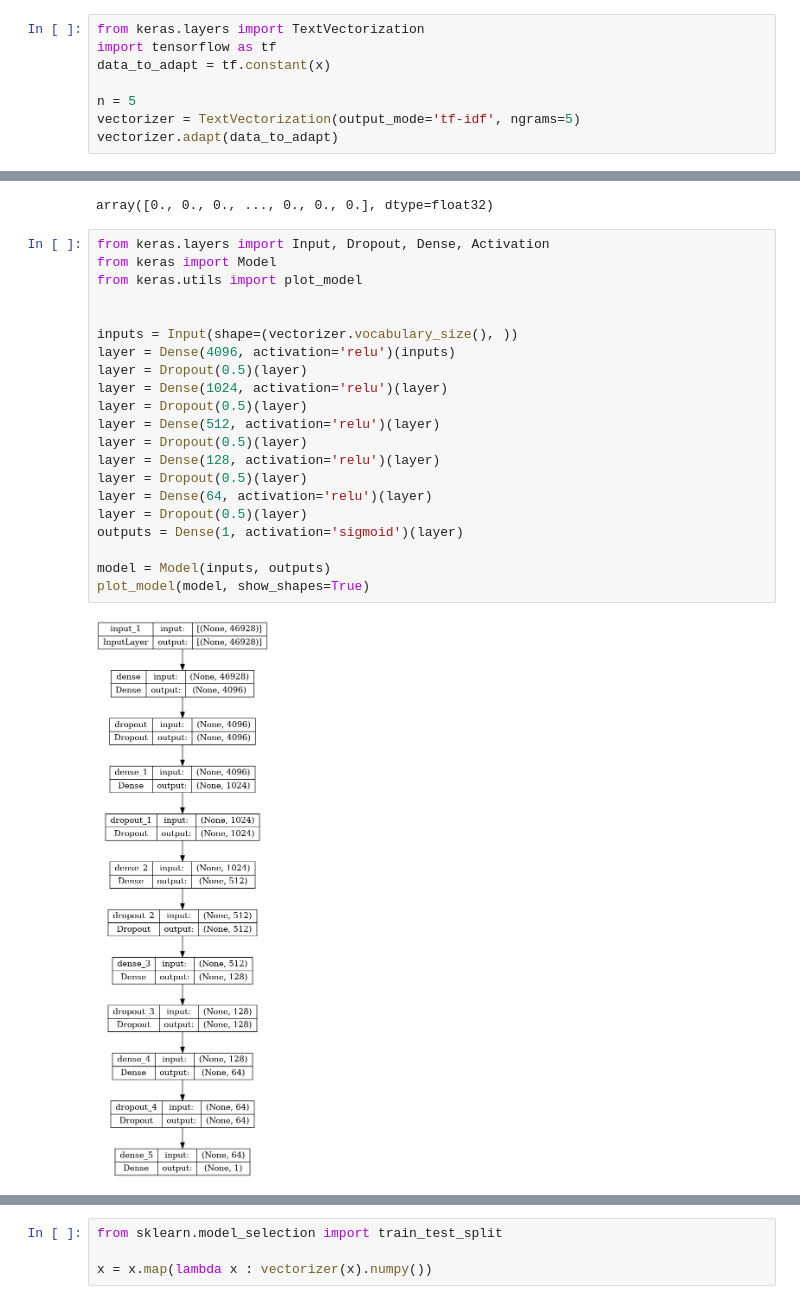
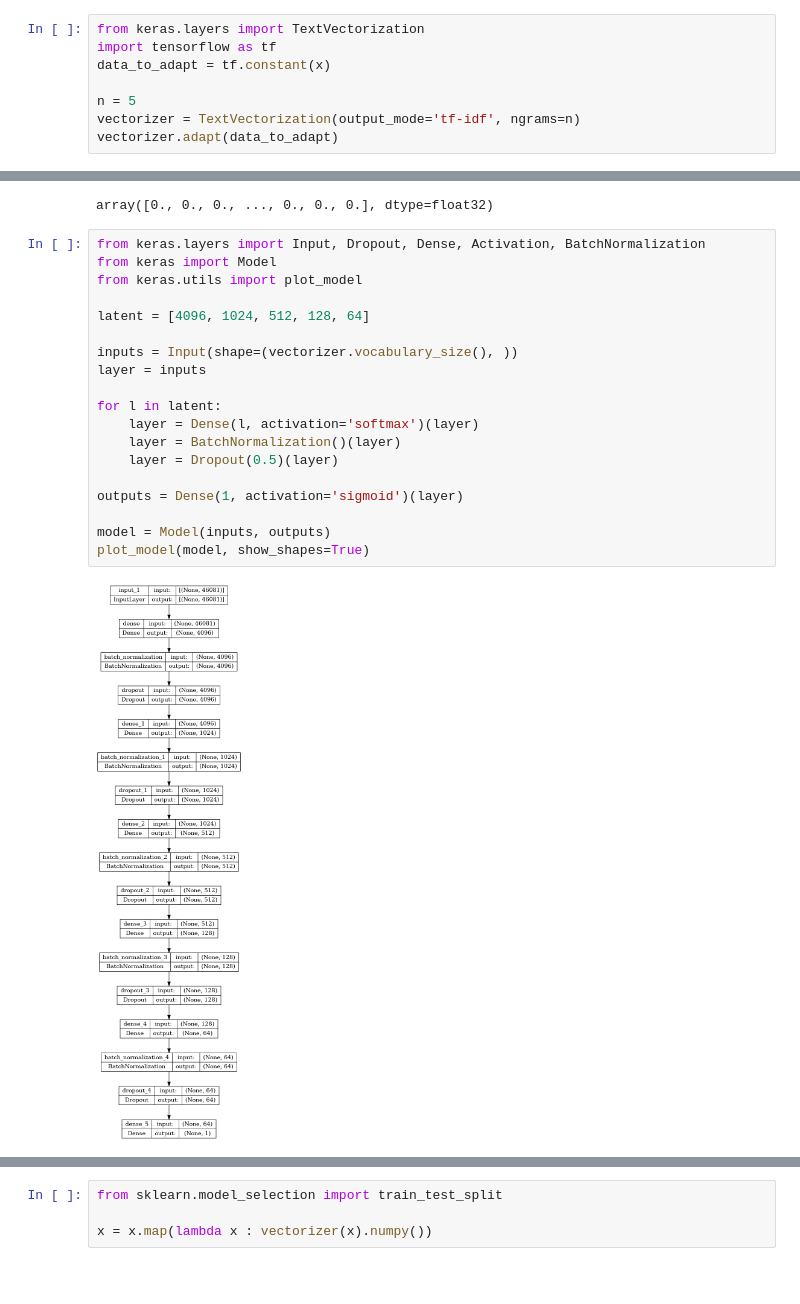
Before and after one commit to mjtalaska/Sentiment-analysis-feedforward, a Jupyter notebook: sentiment-analysis-with-feedforward-neural-network.ipynb, the cells around one changed output, grey strips where cells are left out. Saved outputs shown, nothing was run; the diff lists cells and outputs as text; blank space fills up the shorter version.

```diff
--- a/sentiment-analysis-with-feedforward-neural-network.ipynb
+++ b/sentiment-analysis-with-feedforward-neural-network.ipynb
@@ -274,32 +216,30 @@ import tensorflow as tf
 data_to_adapt = tf.constant(x)
 
 n = 5
-vectorizer = TextVectorization(output_mode='tf-idf', ngrams=5)
+vectorizer = TextVectorization(output_mode='tf-idf', ngrams=n)
 vectorizer.adapt(data_to_adapt)
 # %%
 vectorizer(x[0]).numpy()
 # %% [output]
 array([0., 0., 0., ..., 0., 0., 0.], dtype=float32)
 # %%
-from keras.layers import Input, Dropout, Dense, Activation
+from keras.layers import Input, Dropout, Dense, Activation, BatchNormalization
 from keras import Model
 from keras.utils import plot_model
 
+latent = [4096, 1024, 512, 128, 64]
 
 inputs = Input(shape=(vectorizer.vocabulary_size(), ))
-layer = Dense(4096, activation='relu')(inputs)
-layer = Dropout(0.5)(layer)
-layer = Dense(1024, activation='relu')(layer)
-layer = Dropout(0.5)(layer)
-layer = Dense(512, activation='relu')(layer)
-layer = Dropout(0.5)(layer)
-layer = Dense(128, activation='relu')(layer)
-layer = Dropout(0.5)(layer)
-layer = Dense(64, activation='relu')(layer)
-layer = Dropout(0.5)(layer)
+layer = inputs
+
+for l in latent:
+    layer = Dense(l, activation='softmax')(layer)
+    layer = BatchNormalization()(layer)
+    layer = Dropout(0.5)(layer)
+
 outputs = Dense(1, activation='sigmoid')(layer)
 
 model = Model(inputs, outputs)
 plot_model(model, show_shapes=True)
 # %% [output]
-[figure, old version]
+[figure, new version]
```
Also changed, not shown: parts of 13 cells of this notebook.
